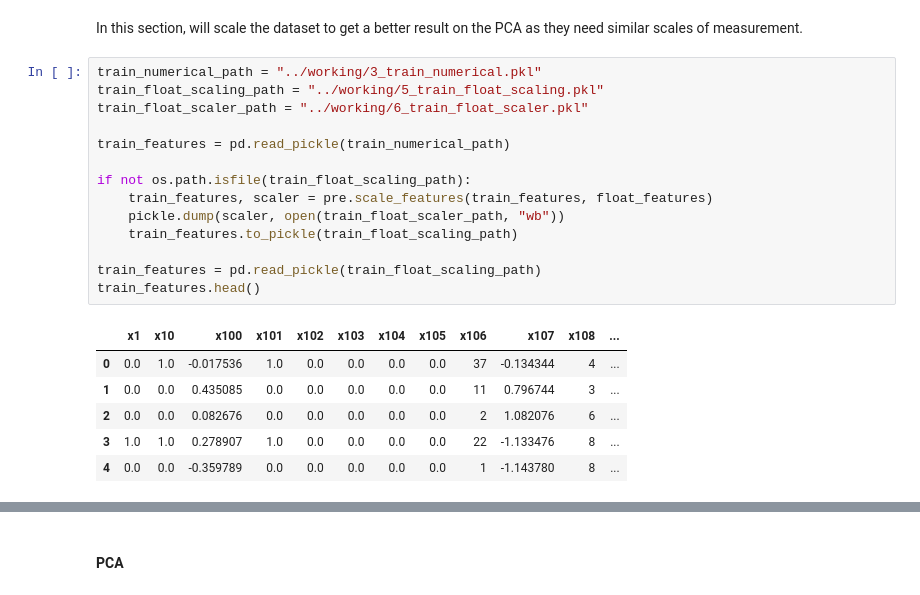
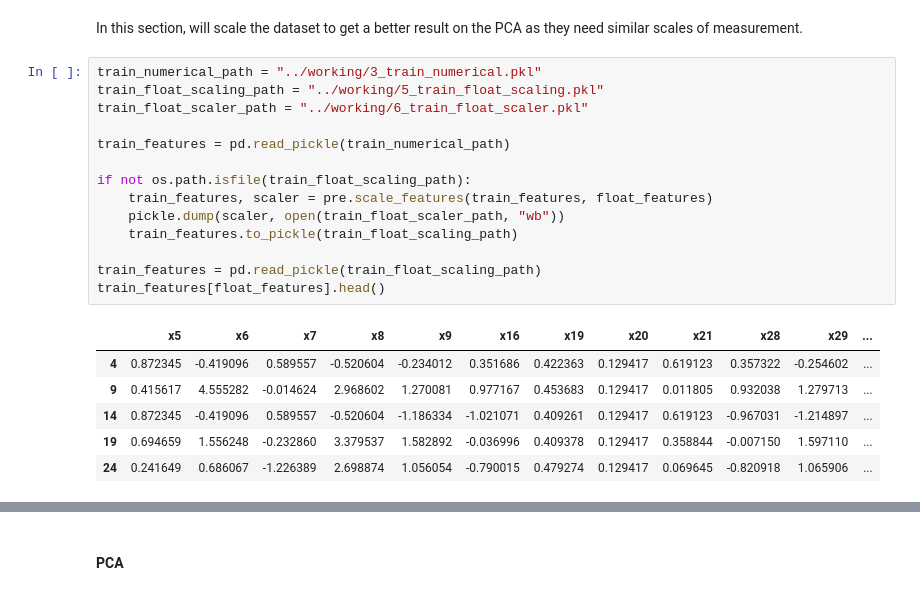
Before and after one commit to felipe-dossantos-dev/mlnd-capstone-tradeshift, a Jupyter notebook: notebooks/capstone-report.ipynb, the cells around one changed output, grey strips where cells are left out. Cells and saved outputs as stored; diff of their text form.

```diff
--- a/notebooks/capstone-report.ipynb
+++ b/notebooks/capstone-report.ipynb
@@ -854,24 +871,24 @@ In this section, will scale the dataset to get a better result on the PCA as the
 # %%
 train_numerical_path = "../working/3_train_numerical.pkl"
 train_float_scaling_path = "../working/5_train_float_scaling.pkl"
 train_float_scaler_path = "../working/6_train_float_scaler.pkl"
 
 train_features = pd.read_pickle(train_numerical_path)
 
 if not os.path.isfile(train_float_scaling_path):
     train_features, scaler = pre.scale_features(train_features, float_features)
     pickle.dump(scaler, open(train_float_scaler_path, "wb"))
     train_features.to_pickle(train_float_scaling_path)
 
 train_features = pd.read_pickle(train_float_scaling_path)
-train_features.head()
+train_features[float_features].head()
 # %% [output]
-|  | x1 | x10 | x100 | x101 | x102 | x103 | x104 | x105 | x106 | x107 | x108 | ... |
-| 0 | 0.0 | 1.0 | -0.017536 | 1.0 | 0.0 | 0.0 | 0.0 | 0.0 | 37 | -0.134344 | 4 | ... |
-| 1 | 0.0 | 0.0 | 0.435085 | 0.0 | 0.0 | 0.0 | 0.0 | 0.0 | 11 | 0.796744 | 3 | ... |
-| 2 | 0.0 | 0.0 | 0.082676 | 0.0 | 0.0 | 0.0 | 0.0 | 0.0 | 2 | 1.082076 | 6 | ... |
-| 3 | 1.0 | 1.0 | 0.278907 | 1.0 | 0.0 | 0.0 | 0.0 | 0.0 | 22 | -1.133476 | 8 | ... |
-| 4 | 0.0 | 0.0 | -0.359789 | 0.0 | 0.0 | 0.0 | 0.0 | 0.0 | 1 | -1.143780 | 8 | ... |
+|  | x5 | x6 | x7 | x8 | x9 | x16 | x19 | x20 | x21 | x28 | x29 | ... |
+| 4 | 0.872345 | -0.419096 | 0.589557 | -0.520604 | -0.234012 | 0.351686 | 0.422363 | 0.129417 | 0.619123 | 0.357322 | -0.254602 | ... |
+| 9 | 0.415617 | 4.555282 | -0.014624 | 2.968602 | 1.270081 | 0.977167 | 0.453683 | 0.129417 | 0.011805 | 0.932038 | 1.279713 | ... |
+| 14 | 0.872345 | -0.419096 | 0.589557 | -0.520604 | -1.186334 | -1.021071 | 0.409261 | 0.129417 | 0.619123 | -0.967031 | -1.214897 | ... |
+| 19 | 0.694659 | 1.556248 | -0.232860 | 3.379537 | 1.582892 | -0.036996 | 0.409378 | 0.129417 | 0.358844 | -0.007150 | 1.597110 | ... |
+| 24 | 0.241649 | 0.686067 | -1.226389 | 2.698874 | 1.056054 | -0.790015 | 0.479274 | 0.129417 | 0.069645 | -0.820918 | 1.065906 | ... |
 # %%
 train_int_scaling_path = "../working/7_train_int_scaling.pkl"
 train_int_scaler_path = "../working/8_train_int_scaler.pkl"
```
Also changed, not shown: parts of 56 cells of this notebook, 2 other files.
